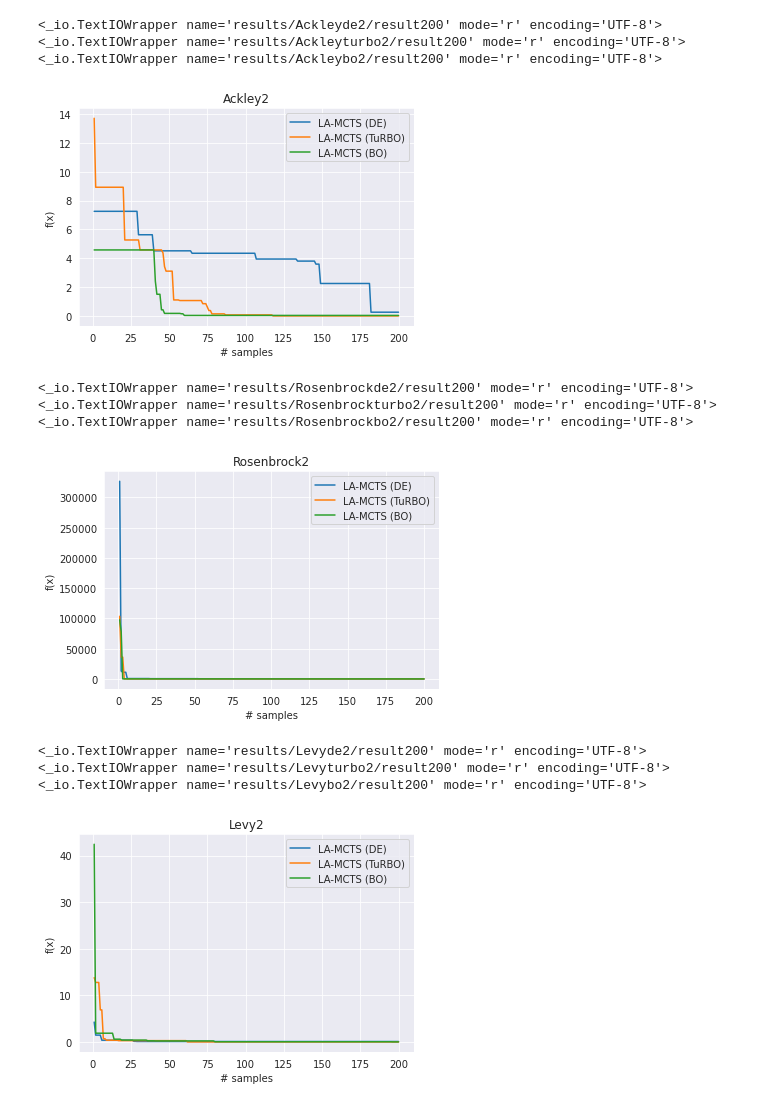
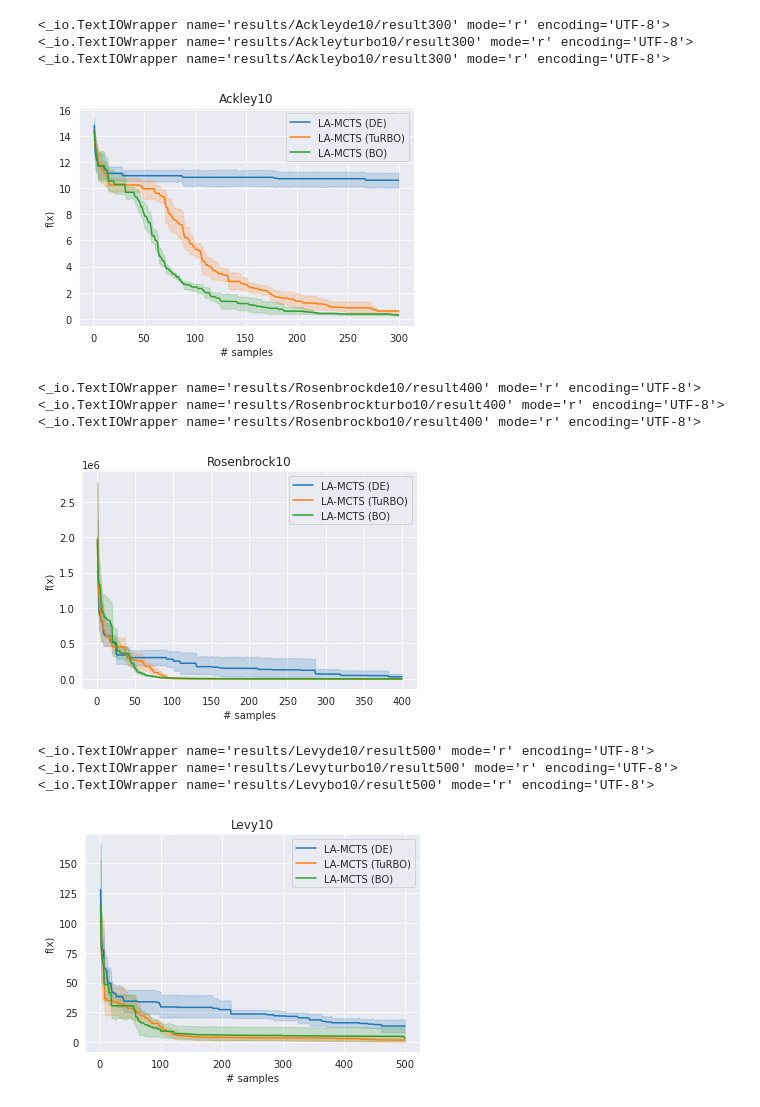
Before and after one commit to Marina-DU/LaMCTS, a Jupyter notebook: LA-MCTS/compare_solvers.ipynb, the cells around one changed output. Drawn from its saved outputs; the diff is of its cells as text; code cells hidden in the pictures.

```diff
--- a/LA-MCTS/compare_solvers.ipynb
+++ b/LA-MCTS/compare_solvers.ipynb
@@ -16,56 +16,56 @@ def get_dataframe(filename):
     melted_df = pd.melt(data)
     return melted_df
 # %%
-data_lamcts_de = get_dataframe('results/Ackleyde2/result200')
-data_lamcts_turbo = get_dataframe('results/Ackleyturbo2/result200')
-data_lamcts_bo = get_dataframe('results/Ackleybo2/result200')
+data_lamcts_de = get_dataframe('results/Ackleyde10/result300')
+data_lamcts_turbo = get_dataframe('results/Ackleyturbo10/result300')
+data_lamcts_bo = get_dataframe('results/Ackleybo10/result300')
 sns.lineplot(data=data_lamcts_de, x='variable', y='value', label='LA-MCTS (DE)')
 sns.lineplot(data=data_lamcts_turbo, x='variable', y='value', label='LA-MCTS (TuRBO)')
 sns.lineplot(data=data_lamcts_bo, x='variable', y='value', label='LA-MCTS (BO)')
 
 # Set the title and labels for the plot
-plt.title('Ackley2')
+plt.title('Ackley10')
 plt.xlabel('# samples')
 plt.ylabel('f(x)')
 plt.show();
 # %% [output]
-<_io.TextIOWrapper name='results/Ackleyde2/result200' mode='r' encoding='UTF-8'>
-<_io.TextIOWrapper name='results/Ackleyturbo2/result200' mode='r' encoding='UTF-8'>
-<_io.TextIOWrapper name='results/Ackleybo2/result200' mode='r' encoding='UTF-8'>
+<_io.TextIOWrapper name='results/Ackleyde10/result300' mode='r' encoding='UTF-8'>
+<_io.TextIOWrapper name='results/Ackleyturbo10/result300' mode='r' encoding='UTF-8'>
+<_io.TextIOWrapper name='results/Ackleybo10/result300' mode='r' encoding='UTF-8'>
-[figure, old version]
+[figure, new version]
 # %%
-data_lamcts_de = get_dataframe('results/Rosenbrockde2/result200')
-data_lamcts_turbo = get_dataframe('results/Rosenbrockturbo2/result200')
-data_lamcts_bo = get_dataframe('results/Rosenbrockbo2/result200')
+data_lamcts_de = get_dataframe('results/Rosenbrockde10/result400')
+data_lamcts_turbo = get_dataframe('results/Rosenbrockturbo10/result400')
+data_lamcts_bo = get_dataframe('results/Rosenbrockbo10/result400')
 sns.lineplot(data=data_lamcts_de, x='variable', y='value', label='LA-MCTS (DE)')
 sns.lineplot(data=data_lamcts_turbo, x='variable', y='value', label='LA-MCTS (TuRBO)')
 sns.lineplot(data=data_lamcts_bo, x='variable', y='value', label='LA-MCTS (BO)')
 
 # Set the title and labels for the plot
-plt.title('Rosenbrock2')
+plt.title('Rosenbrock10')
 plt.xlabel('# samples')
 plt.ylabel('f(x)')
 plt.show();
 # %% [output]
-<_io.TextIOWrapper name='results/Rosenbrockde2/result200' mode='r' encoding='UTF-8'>
-<_io.TextIOWrapper name='results/Rosenbrockturbo2/result200' mode='r' encoding='UTF-8'>
-<_io.TextIOWrapper name='results/Rosenbrockbo2/result200' mode='r' encoding='UTF-8'>
+<_io.TextIOWrapper name='results/Rosenbrockde10/result400' mode='r' encoding='UTF-8'>
+<_io.TextIOWrapper name='results/Rosenbrockturbo10/result400' mode='r' encoding='UTF-8'>
+<_io.TextIOWrapper name='results/Rosenbrockbo10/result400' mode='r' encoding='UTF-8'>
-[figure, old version]
+[figure, new version]
 # %%
-data_lamcts_de = get_dataframe('results/Levyde2/result200')
-data_lamcts_turbo = get_dataframe('results/Levyturbo2/result200')
-data_lamcts_bo = get_dataframe('results/Levybo2/result200')
+data_lamcts_de = get_dataframe('results/Levyde10/result500')
+data_lamcts_turbo = get_dataframe('results/Levyturbo10/result500')
+data_lamcts_bo = get_dataframe('results/Levybo10/result500')
 sns.lineplot(data=data_lamcts_de, x='variable', y='value', label='LA-MCTS (DE)')
 sns.lineplot(data=data_lamcts_turbo, x='variable', y='value', label='LA-MCTS (TuRBO)')
 sns.lineplot(data=data_lamcts_bo, x='variable', y='value', label='LA-MCTS (BO)')
 
 # Set the title and labels for the plot
-plt.title('Levy2')
+plt.title('Levy10')
 plt.xlabel('# samples')
 plt.ylabel('f(x)')
 plt.show();
 # %% [output]
-<_io.TextIOWrapper name='results/Levyde2/result200' mode='r' encoding='UTF-8'>
-<_io.TextIOWrapper name='results/Levyturbo2/result200' mode='r' encoding='UTF-8'>
-<_io.TextIOWrapper name='results/Levybo2/result200' mode='r' encoding='UTF-8'>
+<_io.TextIOWrapper name='results/Levyde10/result500' mode='r' encoding='UTF-8'>
+<_io.TextIOWrapper name='results/Levyturbo10/result500' mode='r' encoding='UTF-8'>
+<_io.TextIOWrapper name='results/Levybo10/result500' mode='r' encoding='UTF-8'>
-[figure, old version]
+[figure, new version]
```
Also changed, not shown: parts of 5 cells of this notebook, 5 other files.
